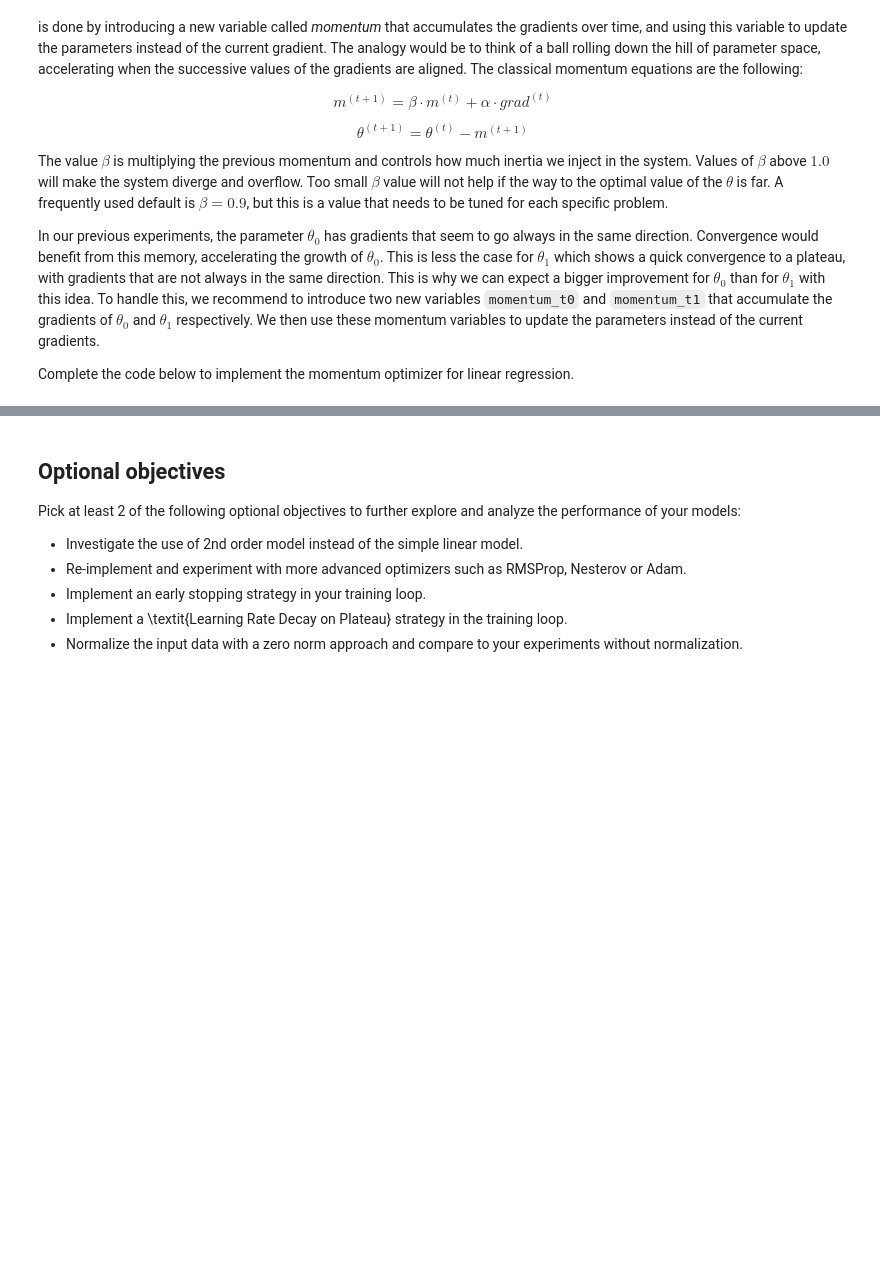
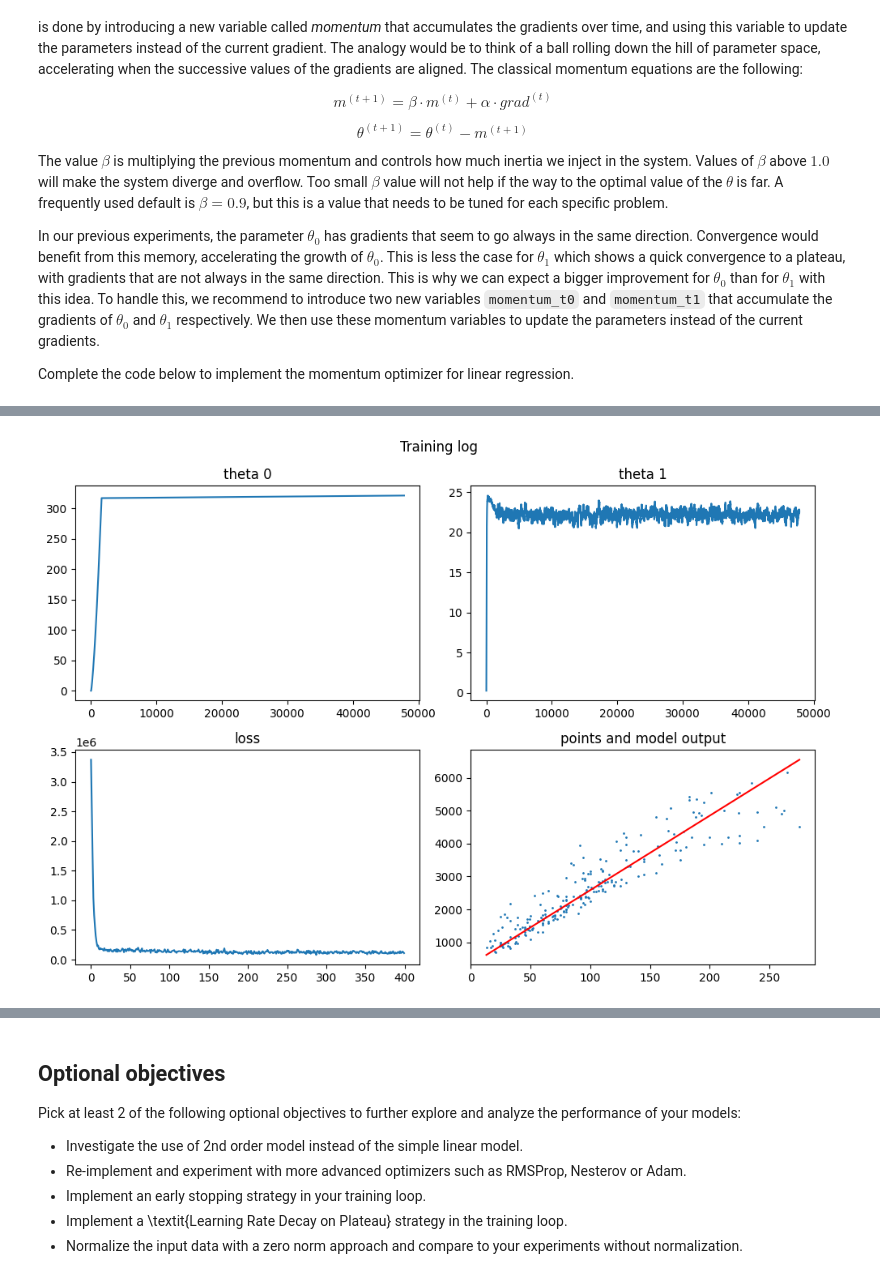
Before and after one commit to MehrLinard/DeLearnSpr26, a Jupyter notebook: Mandatory_Handin2/student-input/cg-linear-regression-stud.ipynb, the cells around one changed output, grey strips where cells are left out. Drawn from its saved outputs; the diff is of its cells as text; code cells hidden in the pictures; blank space fills up the shorter version.

Commit message:
added code for momentum

```diff
--- a/Mandatory_Handin2/student-input/cg-linear-regression-stud.ipynb
+++ b/Mandatory_Handin2/student-input/cg-linear-regression-stud.ipynb
@@ -714,4 +714,87 @@ beta_momentum_t0 = 0.9999     # momentum factor for theta_0
 beta_momentum_t1 = 0.5000     # momentum factor for theta_1
 epochs = 400          # number of epochs (an epoch is a loop over the whole training set)
 
-... TO COMPLETE ...
+# Two momentum status variables
+momentum_t0 = 0.0
+momentum_t1 = 0.0
+
+# I am using the batch processing code as a basis and then adapt it
+alpha = 0.000001  # learning rate can be higher than in the plain vanilla SGD
+                  # as we will average the gradients over a batch of samples
+epochs = 200
+batch_size = 32
+N = len(living_area)
+t0 = 0.0
+t1 = 0.0
+
+loss_evolution = []
+t0_evolution = []
+t1_evolution = []
+
+for epoch in range(epochs):
+    n_steps = N // batch_size + 1  # the number of batches to make 1 epoch
+    epoch_loss = 0.0
+    for step in range(n_steps):
+        batch_grad_t0 = 0.0
+        batch_grad_t1 = 0.0
+        batch_loss = 0.0
+
+        for batch in range(batch_size):
+            n = random.choice(range(0, N))  # random sampling in the training set
+
+            cg.reset_values()
+            cg.forward([living_area[n], t0, t1, rent_price[n]])
+            cg.backward()
+            # batch grad instead of directly loss
+            batch_grad_t0 += theta_0.grad_v   # update rule for theta_0
+            batch_grad_t1 += theta_1.grad_v  # update rule for theta_1
+            batch_loss += j.v
+
+        #gradient average over batch of both gradients
+        average_gradt0 = batch_grad_t0 / batch_size
+        average_gradt1 = batch_grad_t1 / batch_size
+
+        # apply learning rate with momentum and momentum state variable
+        # First calculate the momentum , including the average_grad_to/t1 from batch processing
+        momentum_t0 = beta_momentum_t0 * momentum_t0 + alpha * average_gradt0
+        momentum_t1 = beta_momentum_t1 * momentum_t1 + alpha * average_gradt1
+
+        # remove momentum from parameters instead of directly the alpha
+        t0 = t0 - momentum_t0
+        t1 = t1 - momentum_t1
+
+        # calcualte epoch loss with average of batch
+        epoch_loss += batch_loss / batch_size
+
+        t0_evolution.append(t0)
+        t1_evolution.append(t1)
+
+
+    loss_evolution.append(epoch_loss / n_steps)
+    epoch_loss = 0.0
+
+
+
+for epoch in range(epochs):
+    n_steps = N
+    epoch_loss = 0.0
+    for step in range(n_steps):
+        n = random.choice(range(0, N))  # random sampling in the training set
+        cg.reset_values()
+        cg.forward([living_area[n], t0, t1, rent_price[n]])
+        cg.backward()
+        t0 = t0 -alpha * theta_0.grad_v   # update rule for theta_0
+        t1 = t1 - alpha * theta_1.grad_v  # update rule for theta_1
+        epoch_loss += j.v
+        t0_evolution.append(t0)
+        t1_evolution.append(t1)
+    loss_evolution.append(epoch_loss / n_steps)
+
+
+print("intercept (theta_0):", t0)
+print("slope (theta_1)    :", t1)
+y_hat = t0 + t1 * living_area
+J = mse_loss(y_hat, rent_price)
+print("The total value of the loss is", J)
+plot_training_log(loss_evolution, t0_evolution, t1_evolution, living_area, rent_price)
+# %% [output]
@@ -717,0 +804 @@ epochs = 400          # number of epochs (an epoch is a loop over the whole trai
+[figure, added]
```
Also changed, not shown: parts of 2 cells of this notebook, 1 other file.
